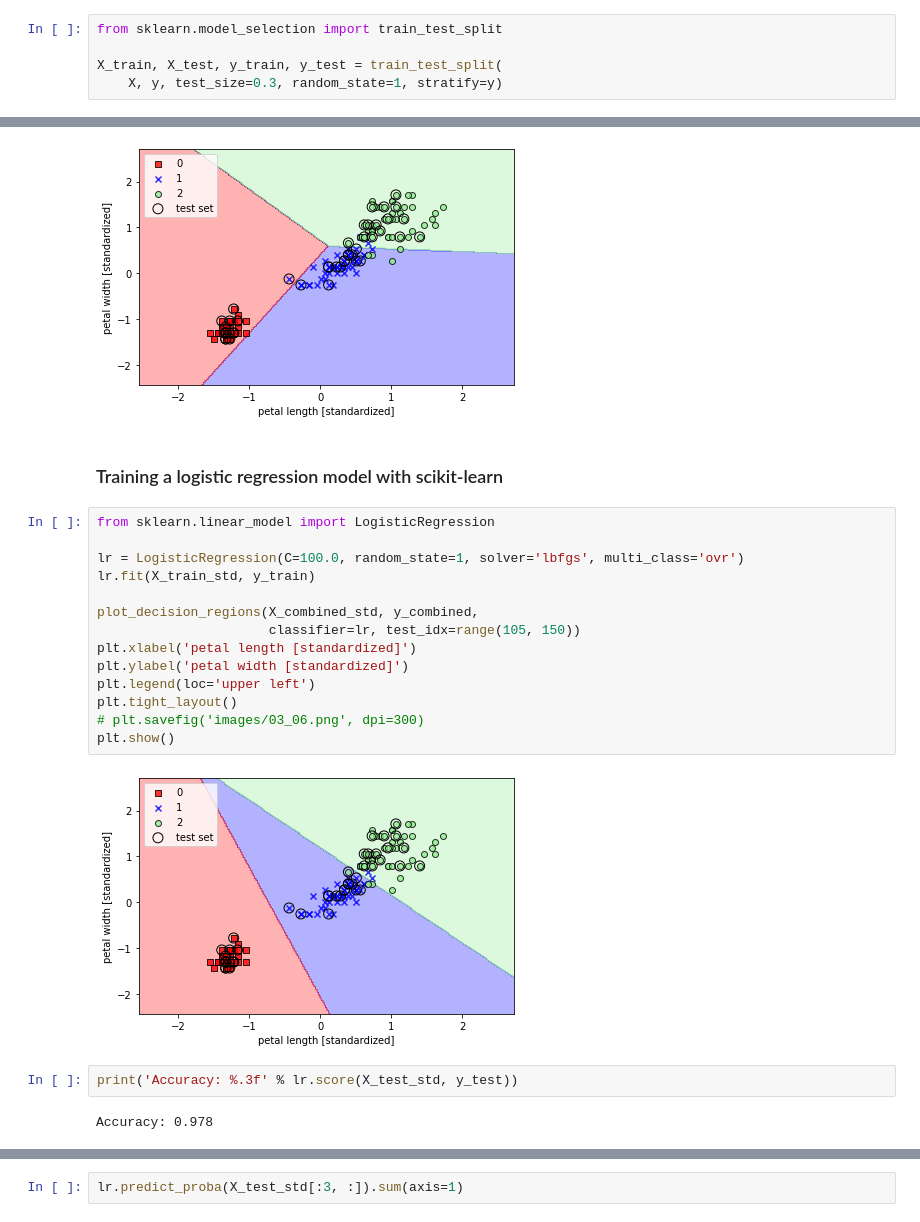
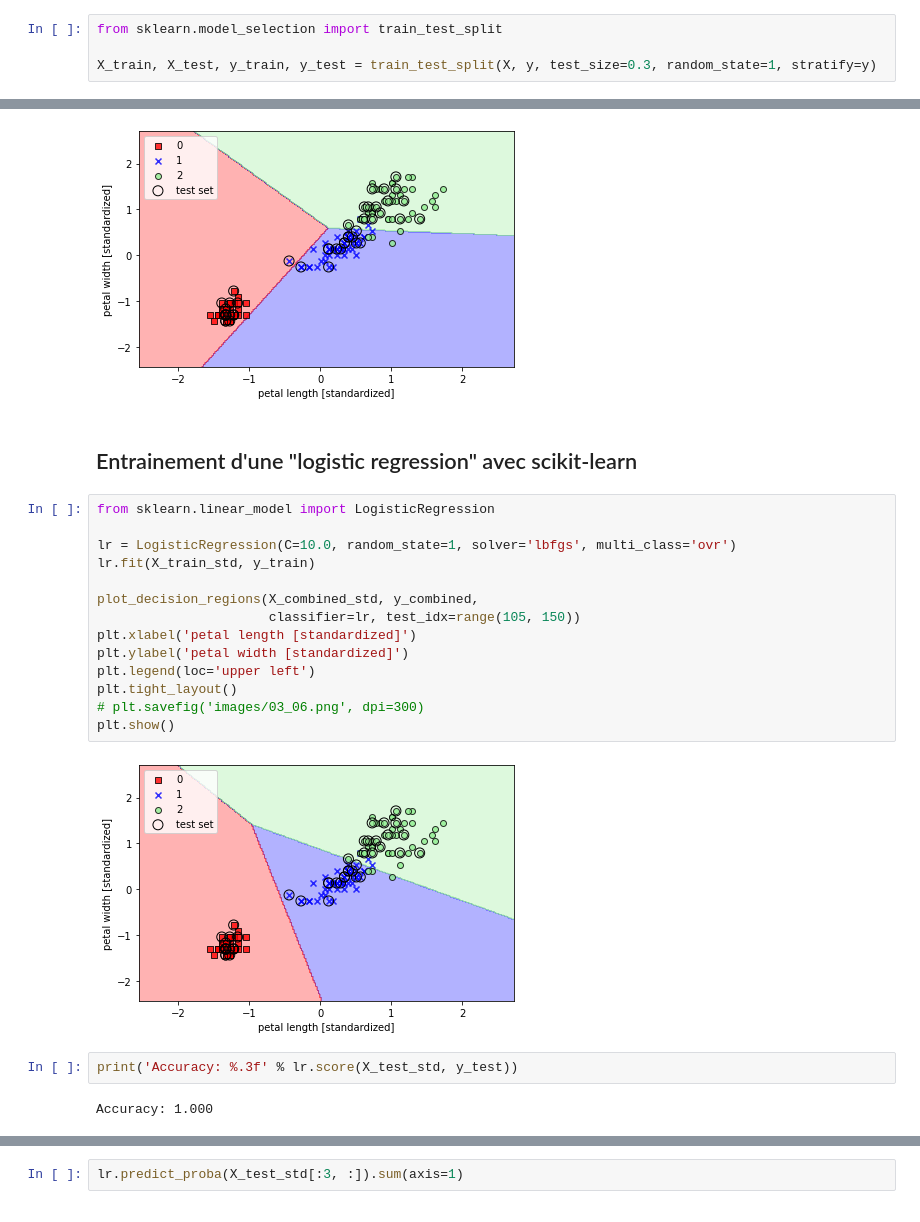
Before and after one commit to alexisfcote/formation_ai, a Jupyter notebook: 3-ch03.ipynb, the cells around one changed output, grey strips where cells are left out. Drawn from its saved outputs; the diff is of its cells as text.

```diff
--- a/3-ch03.ipynb
+++ b/3-ch03.ipynb
@@ -23,8 +24,7 @@ Splitting data into 70% training and 30% test data:
 # %%
 from sklearn.model_selection import train_test_split
 
-X_train, X_test, y_train, y_test = train_test_split(
-    X, y, test_size=0.3, random_state=1, stratify=y)
+X_train, X_test, y_train, y_test = train_test_split(X, y, test_size=0.3, random_state=1, stratify=y)
 # %%
 print('Labels counts in y:', np.bincount(y))
 print('Labels counts in y_train:', np.bincount(y_train))
@@ -131,25 +127,25 @@ plt.show()
 # %% [output]
 [figure]
 # %% [markdown]
-### Training a logistic regression model with scikit-learn
+## Entrainement d'une "logistic regression" avec scikit-learn
 # %%
 from sklearn.linear_model import LogisticRegression
 
-lr = LogisticRegression(C=100.0, random_state=1, solver='lbfgs', multi_class='ovr')
+lr = LogisticRegression(C=10.0, random_state=1, solver='lbfgs', multi_class='ovr')
 lr.fit(X_train_std, y_train)
 
 plot_decision_regions(X_combined_std, y_combined,
                       classifier=lr, test_idx=range(105, 150))
 plt.xlabel('petal length [standardized]')
 plt.ylabel('petal width [standardized]')
 plt.legend(loc='upper left')
 plt.tight_layout()
 # plt.savefig('images/03_06.png', dpi=300)
 plt.show()
 # %% [output]
-[figure, old version]
+[figure, new version]
 # %%
 print('Accuracy: %.3f' % lr.score(X_test_std, y_test))
 # %% [output]
-Accuracy: 0.978
+Accuracy: 1.000
 # %%
```
Also changed, not shown: parts of 40 cells of this notebook, 12 other files.
